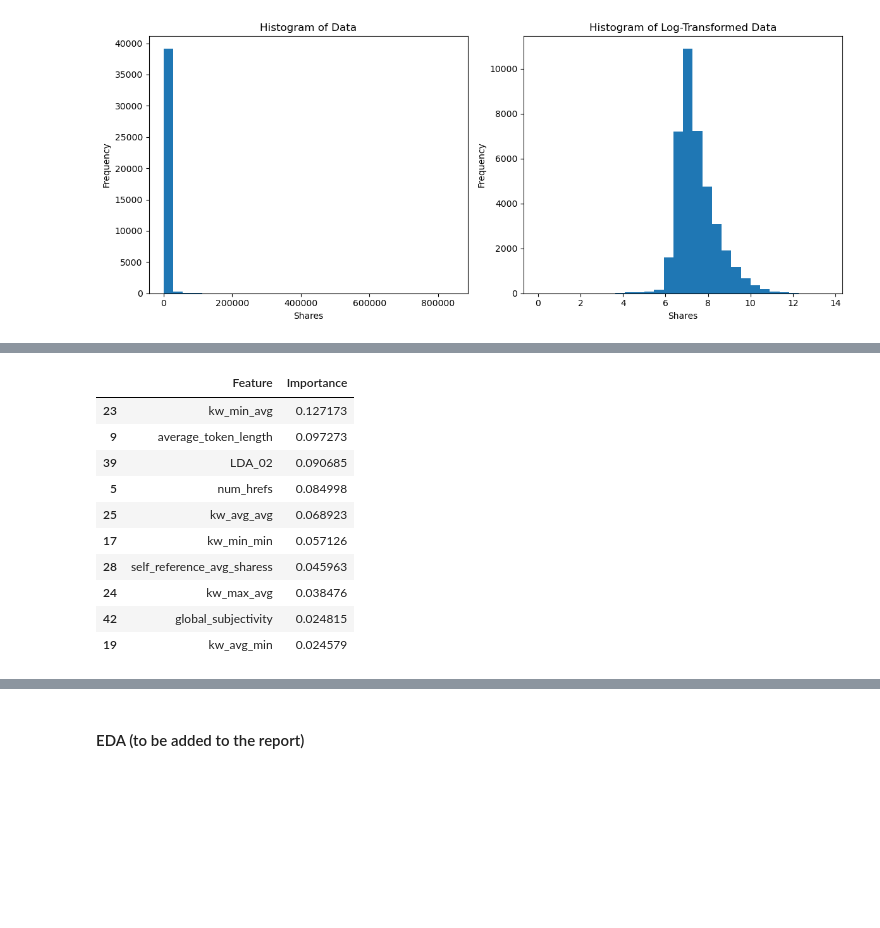
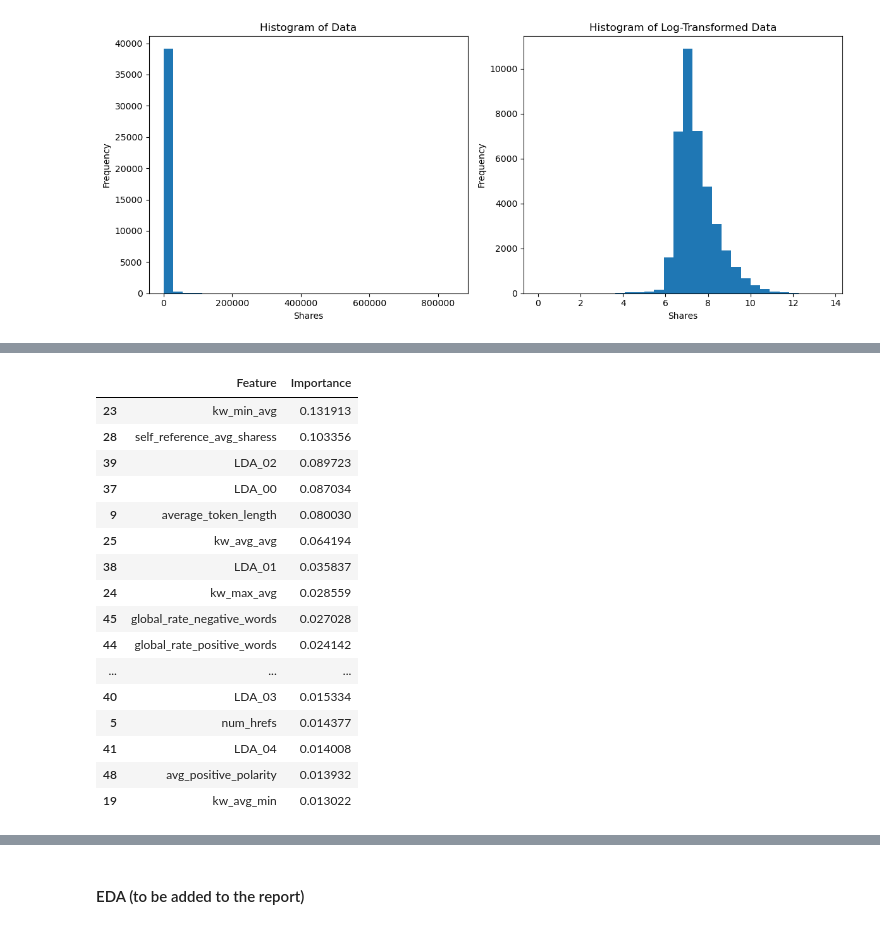
Before and after one commit to stat220/final-lab-group-18, a Jupyter notebook: Ayden's Stuff.ipynb, the cells around one changed output, grey strips where cells are left out. Drawn from its saved outputs; the diff is of its cells as text; code cells hidden in the pictures; blank space fills up the shorter version.

```diff
--- a/Ayden's Stuff.ipynb
+++ b/Ayden's Stuff.ipynb
@@ -98,20 +99,27 @@ importance_df = pd.DataFrame({'Feature': X.columns, 'Importance': feature_import
 importance_df = importance_df.sort_values(by='Importance', ascending=False)
 # %%
 # Display top feature importances
-num_important_features = 10
-importance_df.head(num_important_features)
+num_important_features = 20
+most_important = importance_df.iloc[:num_important_features]
+most_important
 # %% [output]
 |  | Feature | Importance |
-| 23 | kw_min_avg | 0.127173 |
-| 9 | average_token_length | 0.097273 |
-| 39 | LDA_02 | 0.090685 |
-| 5 | num_hrefs | 0.084998 |
-| 25 | kw_avg_avg | 0.068923 |
-| 17 | kw_min_min | 0.057126 |
-| 28 | self_reference_avg_sharess | 0.045963 |
-| 24 | kw_max_avg | 0.038476 |
-| 42 | global_subjectivity | 0.024815 |
-| 19 | kw_avg_min | 0.024579 |
+| 23 | kw_min_avg | 0.131913 |
+| 28 | self_reference_avg_sharess | 0.103356 |
+| 39 | LDA_02 | 0.089723 |
+| 37 | LDA_00 | 0.087034 |
+| 9 | average_token_length | 0.080030 |
+| 25 | kw_avg_avg | 0.064194 |
+| 38 | LDA_01 | 0.035837 |
+| 24 | kw_max_avg | 0.028559 |
+| 45 | global_rate_negative_words | 0.027028 |
+| 44 | global_rate_positive_words | 0.024142 |
+| ... | ... | ... |
+| 40 | LDA_03 | 0.015334 |
+| 5 | num_hrefs | 0.014377 |
+| 41 | LDA_04 | 0.014008 |
+| 48 | avg_positive_polarity | 0.013932 |
+| 19 | kw_avg_min | 0.013022 |
 # %%
 # Plot relationships between the most influential predictors and the target
 fig, axs = plt.subplots(int(num_important_features/2), 2, figsize=(12, 25))
```
Also changed, not shown: parts of 15 cells of this notebook.
